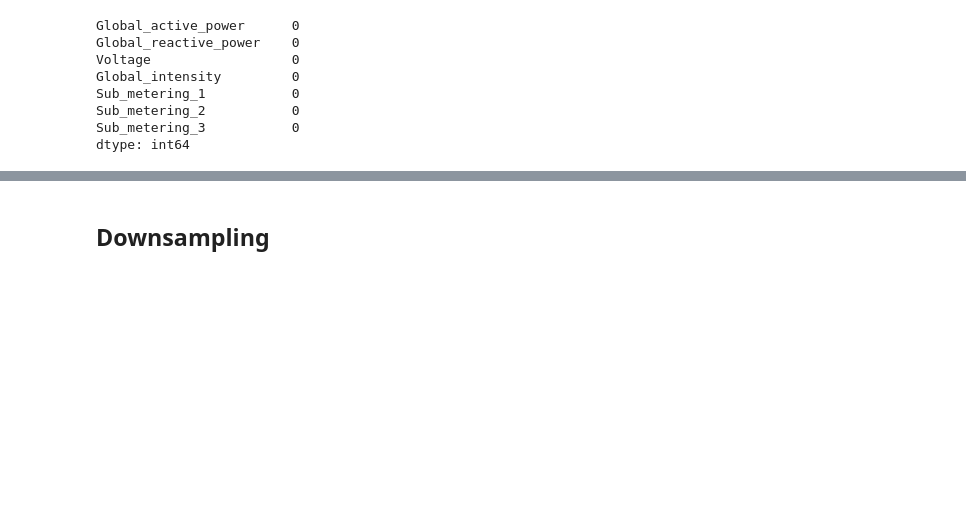
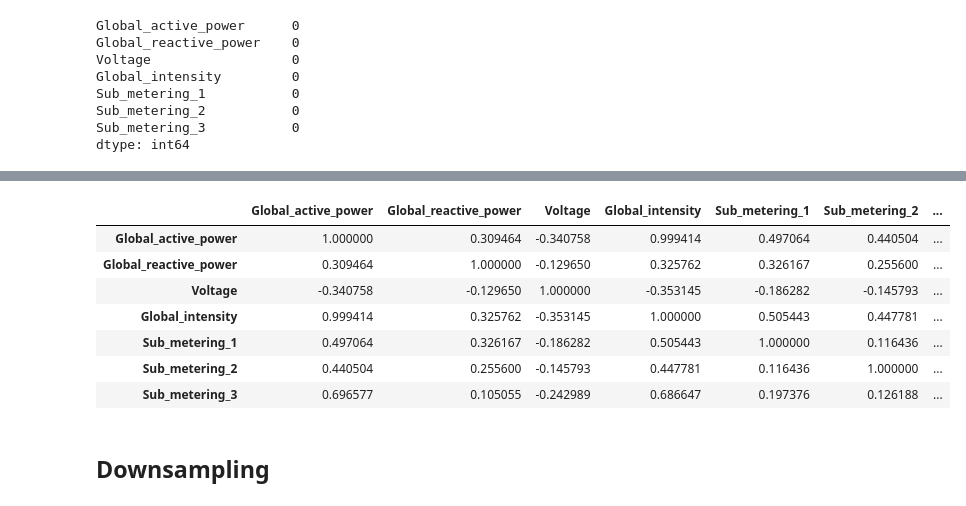
Before and after one commit to Azie88/Electricity_Forecasting_Prophet, a Jupyter notebook: Prophet_Notebook.ipynb, the cells around one changed output, grey strips where cells are left out. Cells and saved outputs as stored; diff of their text form; code cells hidden in the pictures; blank space fills up the shorter version.

```diff
--- a/Prophet_Notebook.ipynb
+++ b/Prophet_Notebook.ipynb
@@ -192,3 +218,15 @@ dtype: int64
+# %%
+correlation_matrix_2 = df_sample.corr(method='pearson')
+correlation_matrix_2
+# %% [output]
+|  | Global_active_power | Global_reactive_power | Voltage | Global_intensity | Sub_metering_1 | Sub_metering_2 | ... |
+| Global_active_power | 1.000000 | 0.309464 | -0.340758 | 0.999414 | 0.497064 | 0.440504 | ... |
+| Global_reactive_power | 0.309464 | 1.000000 | -0.129650 | 0.325762 | 0.326167 | 0.255600 | ... |
+| Voltage | -0.340758 | -0.129650 | 1.000000 | -0.353145 | -0.186282 | -0.145793 | ... |
+| Global_intensity | 0.999414 | 0.325762 | -0.353145 | 1.000000 | 0.505443 | 0.447781 | ... |
+| Sub_metering_1 | 0.497064 | 0.326167 | -0.186282 | 0.505443 | 1.000000 | 0.116436 | ... |
+| Sub_metering_2 | 0.440504 | 0.255600 | -0.145793 | 0.447781 | 0.116436 | 1.000000 | ... |
+| Sub_metering_3 | 0.696577 | 0.105055 | -0.242989 | 0.686647 | 0.197376 | 0.126188 | ... |
 # %% [markdown]
 ## Downsampling
 # %%
```
Also changed, not shown: parts of 13 cells of this notebook.
